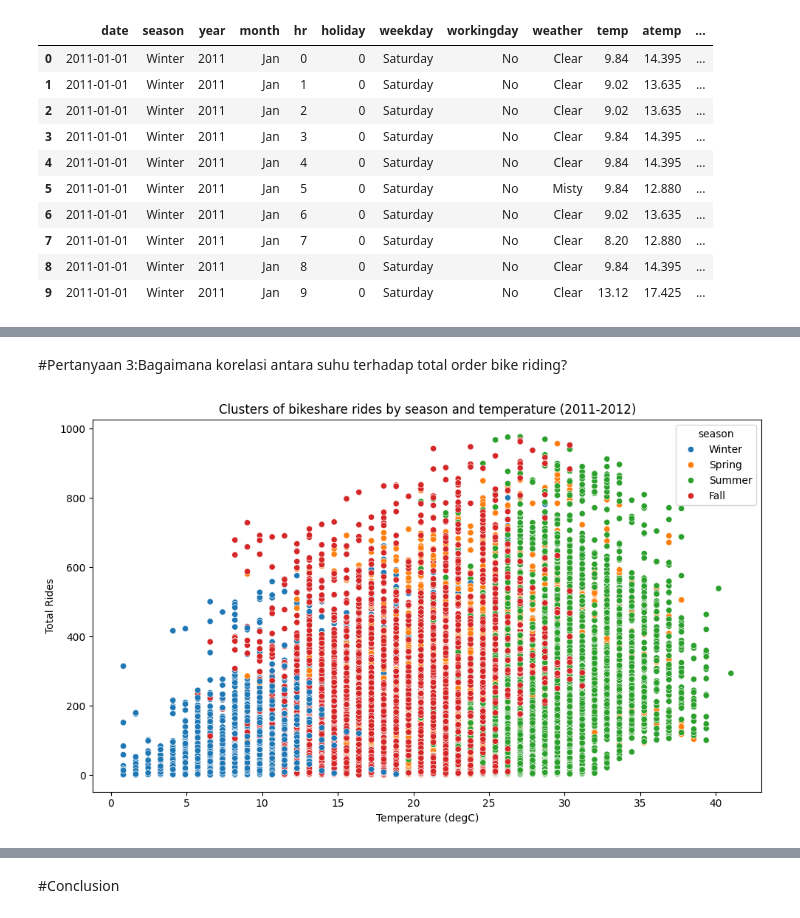
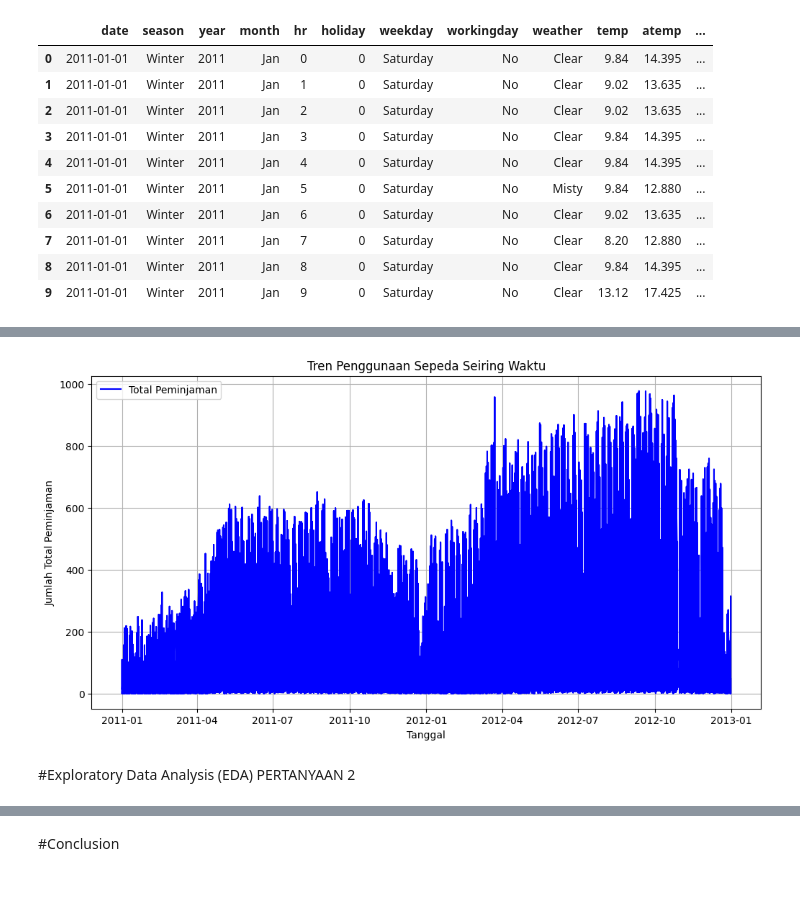
Before and after one commit to mifzalnovel/DashboardBangkit, a Jupyter notebook: Untitled1.ipynb, the cells around one changed output, grey strips where cells are left out. Cells and saved outputs as stored; diff of their text form; code cells hidden in the pictures; blank space fills up the shorter version.

```diff
--- a/Untitled1.ipynb
+++ b/Untitled1.ipynb
@@ -199 +171,7 @@ plt.show()
+# %%
+# Mengonversi kolom 'date' ke format datetime
+data['date'] = pd.to_datetime(data['date'])
+
+# Mengurutkan data berdasarkan tanggal
+data = data.sort_values(by='date')
 # %% [markdown]
@@ -279,16 +179,15 @@ plt.show()
-# %% [markdown]
-#Pertanyaan 3:Bagaimana korelasi antara suhu terhadap total order bike riding?
-# %%
-plt.figure(figsize=(10,6))
-
-sns.scatterplot(x='temp', y='total_count', data=data, hue='season')
-
-plt.xlabel("Temperature (degC)")
-plt.ylabel("Total Rides")
-plt.title("Clusters of bikeshare rides by season and temperature (2011-2012)")
-
-# Show the plot
-plt.tight_layout()
-plt.show()
-# %% [output]
-[figure, removed]
+# %%
+# Membuat plot garis untuk menunjukkan tren penggunaan sepeda
+plt.figure(figsize=(12, 6))
+plt.plot(data['date'], data['total_count'], label='Total Peminjaman', color='blue')
+plt.title('Tren Penggunaan Sepeda Seiring Waktu')
+plt.xlabel('Tanggal')
+plt.ylabel('Jumlah Total Peminjaman')
+plt.legend()
+plt.grid(True)
+plt.show()
+# %% [output]
+[figure, added]
+# %% [markdown]
+#Exploratory Data Analysis (EDA)
+PERTANYAAN 2
```
Also changed, not shown: parts of 20 cells of this notebook, 3 other files.
